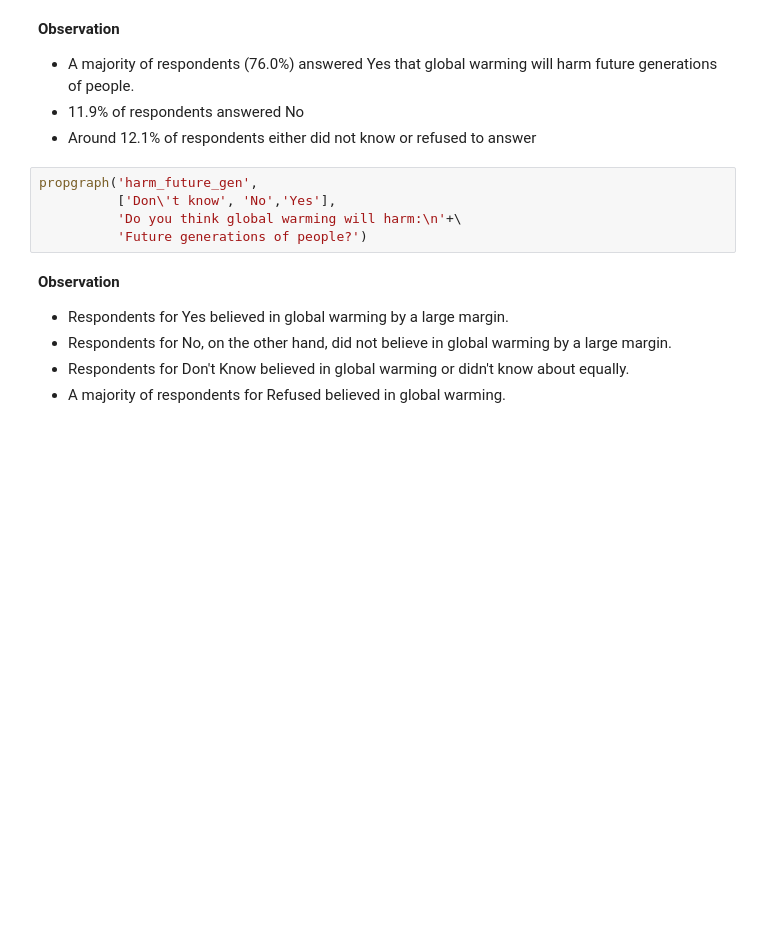
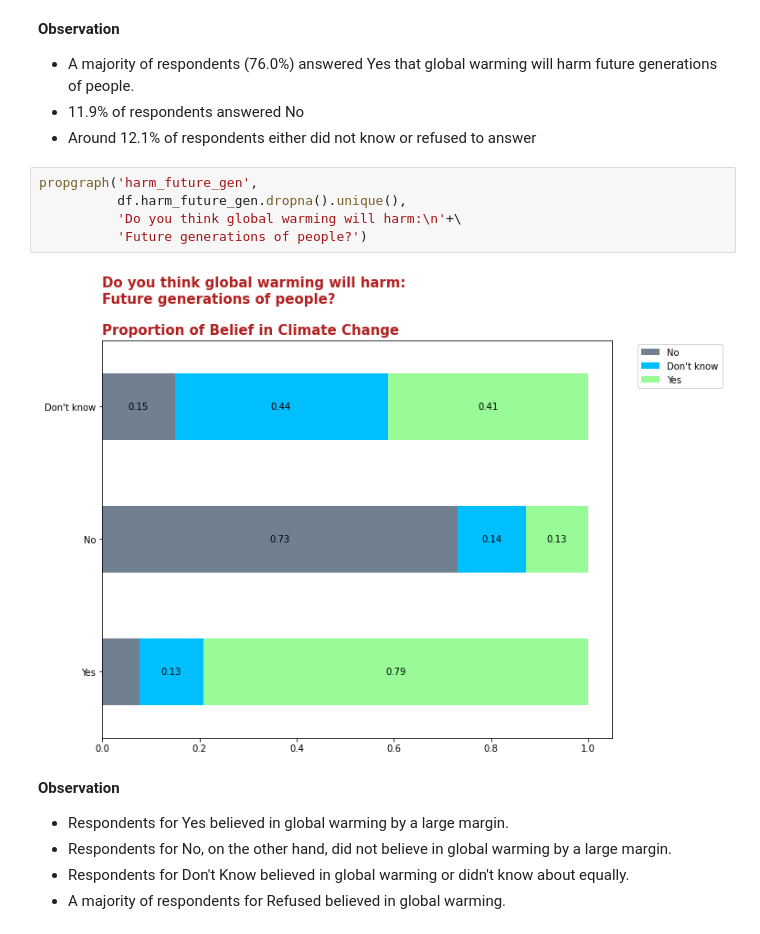
Before and after one commit to sabaiitj/Climate-Change-Survey, a Jupyter notebook: code/aggregate_eda.ipynb, the cells around one changed output. Saved outputs shown, nothing was run; the diff lists cells and outputs as text; blank space fills up the shorter version.

```diff
--- a/code/aggregate_eda.ipynb
+++ b/code/aggregate_eda.ipynb
@@ -650,9 +674,11 @@ distgraph('harm_future_gen',
   *  Around 12.1% of respondents either did not know or refused to answer
 # %%
 propgraph('harm_future_gen',
-          ['Don\'t know', 'No','Yes'],
+          df.harm_future_gen.dropna().unique(),
           'Do you think global warming will harm:\n'+\
           'Future generations of people?')
+# %% [output]
+[figure, added]
 # %% [markdown]
 **Observation**
   *  Respondents for Yes believed in global warming by a large margin.
```
Also changed, not shown: parts of 140 cells of this notebook.
